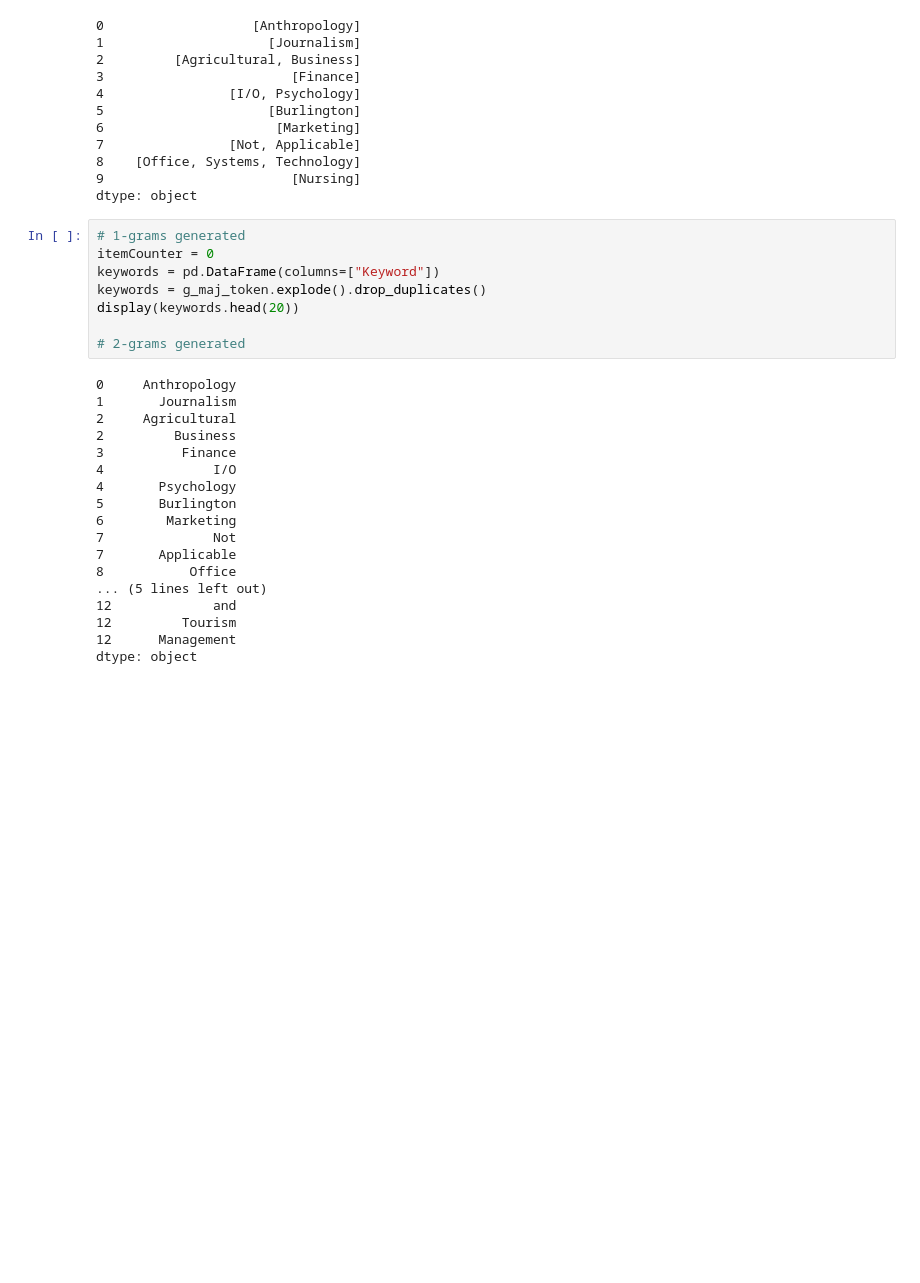
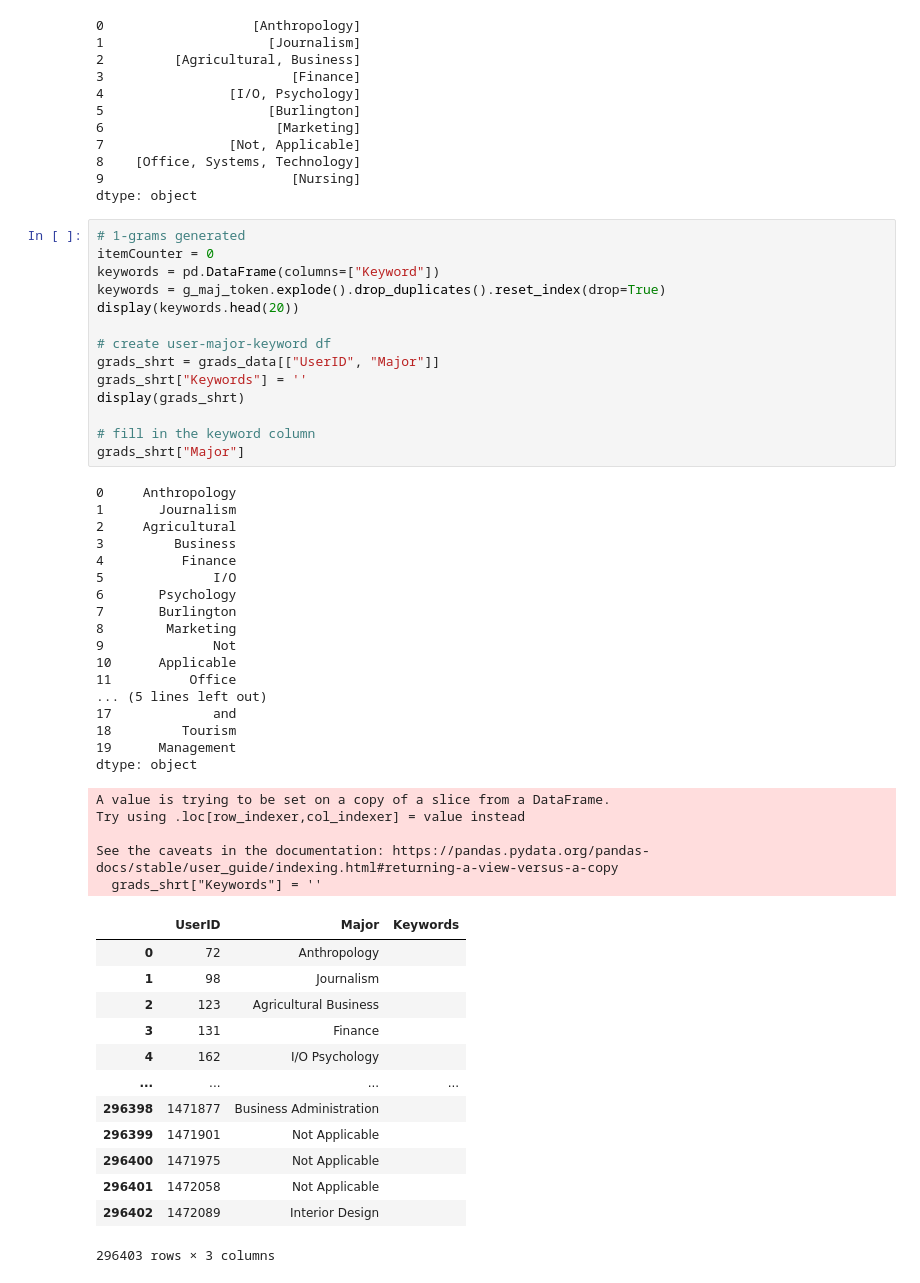
Before and after one commit to ertyr/RecSys_group10, a Jupyter notebook: groupGen.ipynb, the cells around one changed output. Saved outputs shown, nothing was run; the diff lists cells and outputs as text; blank space fills up the shorter version.

```diff
--- a/groupGen.ipynb
+++ b/groupGen.ipynb
@@ -123,26 +123,50 @@ dtype: object
 # %%
 # 1-grams generated
 itemCounter = 0
 keywords = pd.DataFrame(columns=["Keyword"])
-keywords = g_maj_token.explode().drop_duplicates()
+keywords = g_maj_token.explode().drop_duplicates().reset_index(drop=True)
 display(keywords.head(20))
 
-# 2-grams generated
+# create user-major-keyword df
+grads_shrt = grads_data[["UserID", "Major"]]
+grads_shrt["Keywords"] = ''
+display(grads_shrt)
+
+# fill in the keyword column
+grads_shrt["Major"]
 # %% [output]
 0     Anthropology
 1       Journalism
 2     Agricultural
-2         Business
-3          Finance
-4              I/O
-4       Psychology
-5       Burlington
-6        Marketing
-7              Not
-7       Applicable
-8           Office
+3         Business
+4          Finance
+5              I/O
+6       Psychology
+7       Burlington
+8        Marketing
+9              Not
+10      Applicable
+11          Office
 ... (5 lines left out)
-12             and
-12         Tourism
-12      Management
+17             and
+18         Tourism
+19      Management
 dtype: object
+A value is trying to be set on a copy of a slice from a DataFrame.
+Try using .loc[row_indexer,col_indexer] = value instead
+
+See the caveats in the documentation: https://pandas.pydata.org/pandas-docs/stable/user_guide/indexing.html#returning-a-view-versus-a-copy
+  grads_shrt["Keywords"] = ''
+|  | UserID | Major | Keywords |
+| 0 | 72 | Anthropology |  |
+| 1 | 98 | Journalism |  |
+| 2 | 123 | Agricultural Business |  |
+| 3 | 131 | Finance |  |
+| 4 | 162 | I/O Psychology |  |
+| ... | ... | ... | ... |
+| 296398 | 1471877 | Business Administration |  |
+| 296399 | 1471901 | Not Applicable |  |
+| 296400 | 1471975 | Not Applicable |  |
+| 296401 | 1472058 | Not Applicable |  |
+| 296402 | 1472089 | Interior Design |  |
+296403 rows × 3 columns
```
Also changed, not shown: parts of 1 cell of this notebook, 1 other file.
